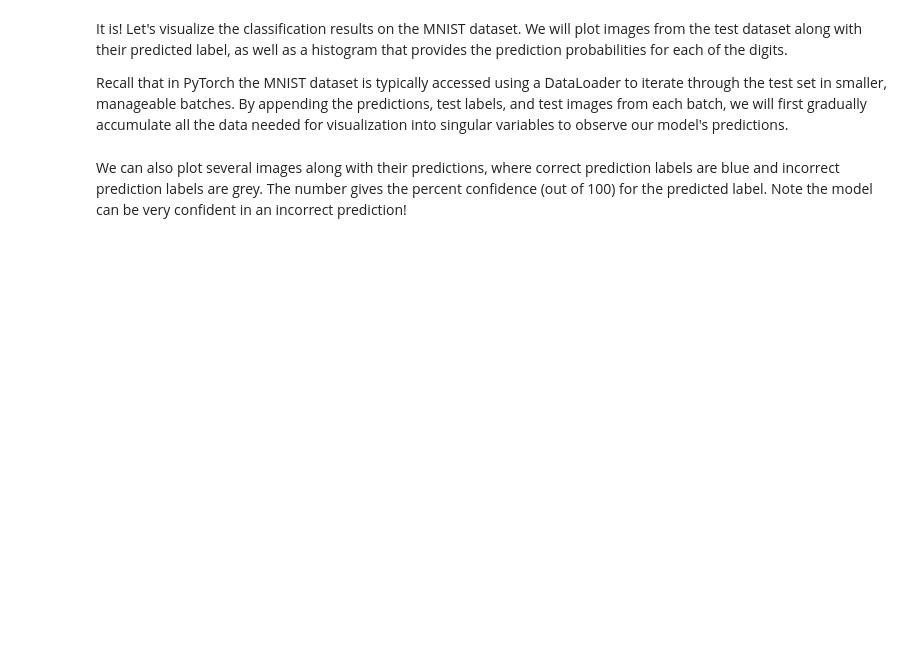
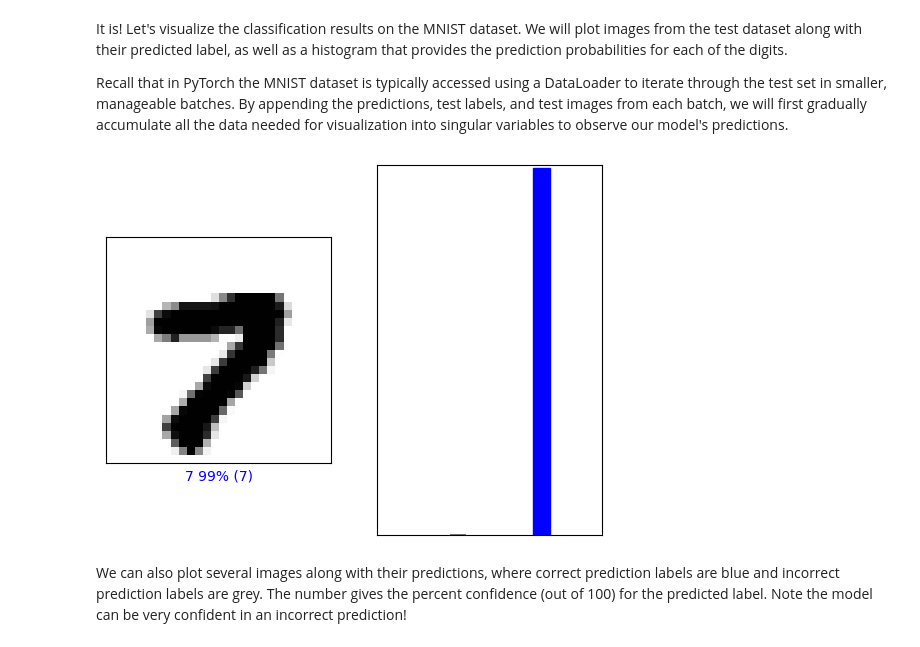
Before and after one commit to nhefner12/CECS_553_Labs, a Jupyter notebook: lab2/PT_Part1_MNIST.ipynb, the cells around one changed output. Drawn from its saved outputs; the diff is of its cells as text; code cells hidden in the pictures; blank space fills up the shorter version.

```diff
--- a/lab2/PT_Part1_MNIST.ipynb
+++ b/lab2/PT_Part1_MNIST.ipynb
@@ -514,6 +557,8 @@ all_images = []
 # Process test set in batches
 with torch.no_grad():
     for images, labels in testset_loader:
+        images, labels = images.to(device), labels.to(device)
+        # Forward pass
         outputs = cnn_model(images)
 
         # Apply softmax to get probabilities from the predicted logits
@@ -537,12 +582,14 @@ test_images = all_images.cpu().numpy()       # Shape: (total_samples, 1, 28, 28)
 # %%
 #@title Change the slider to look at the model's predictions! { run: "auto" }
 
 image_index = 79 #@param {type:"slider", min:0, max:100, step:1}
 plt.subplot(1,2,1)
 mdl.lab2.plot_image_prediction(image_index, predictions, test_labels, test_images)
 plt.subplot(1,2,2)
 mdl.lab2.plot_value_prediction(image_index, predictions, test_labels)
-comet_model_2.log_figure(figure=plt)
+# comet_model_2.log_figure(figure=plt)
+# %% [output]
+[figure, added]
 # %% [markdown]
 We can also plot several images along with their predictions, where correct prediction labels are blue and incorrect prediction labels are grey. The number gives the percent confidence (out of 100) for the predicted label. Note the model can be very confident in an incorrect prediction!
 # %%
```
Also changed, not shown: parts of 9 cells of this notebook.
